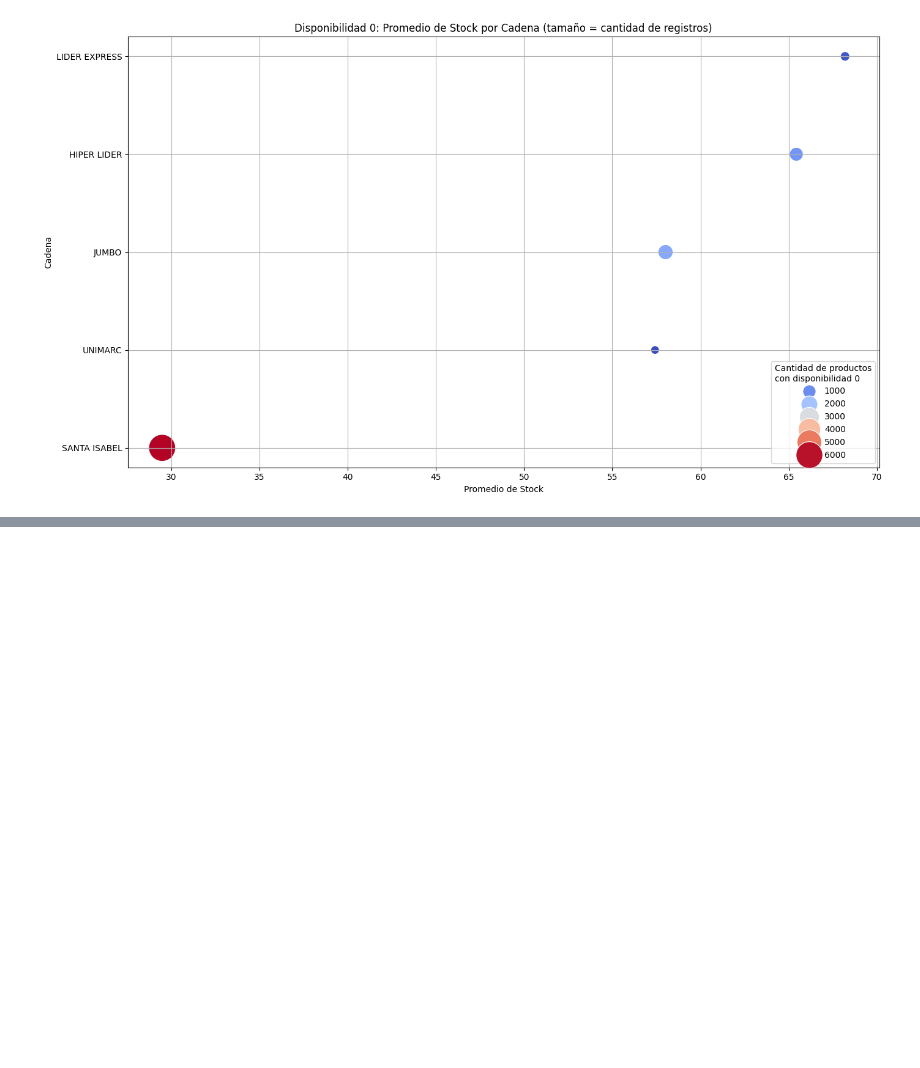
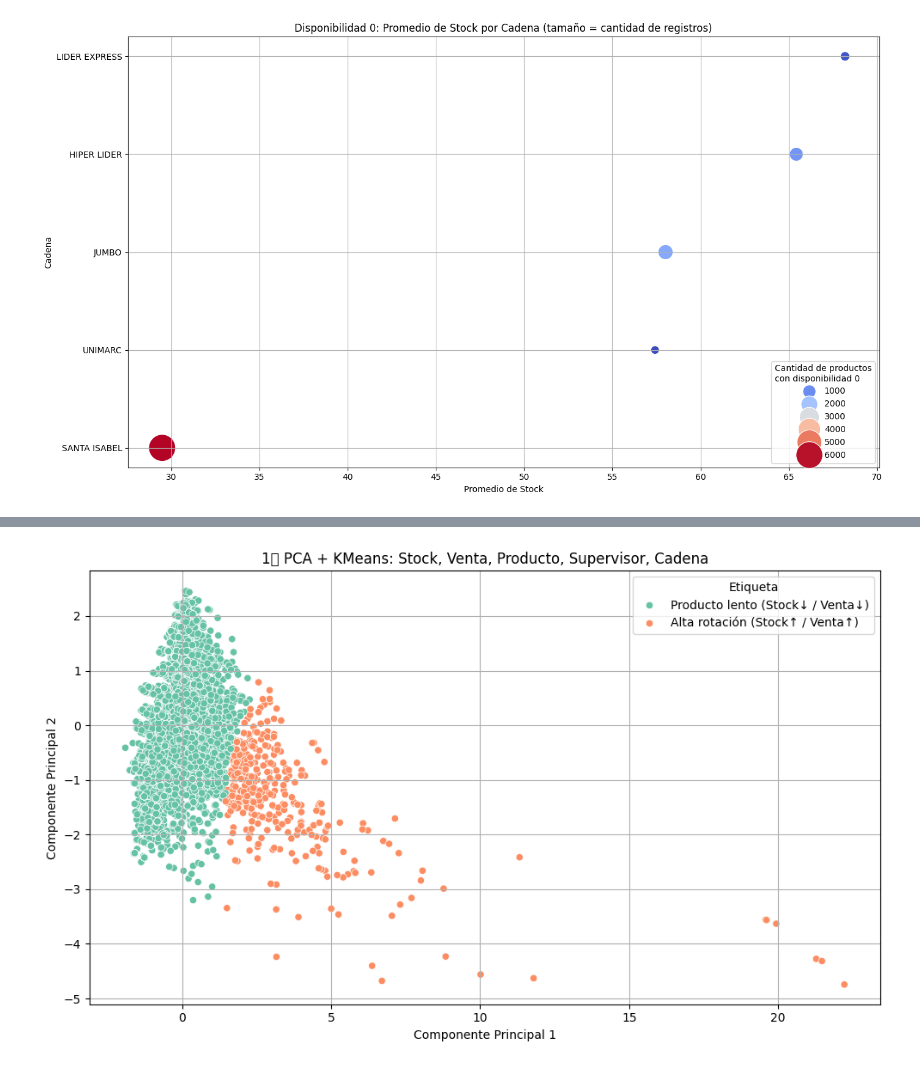
Before and after one commit to diegoBarriaevolet/Diagrama-de-Flujo-evolet, a Jupyter notebook: Proyecto_OSA.ipynb, the cells around one changed output, grey strips where cells are left out. Saved outputs shown, nothing was run; the diff lists cells and outputs as text; code cells hidden in the pictures; blank space fills up the shorter version.

```diff
--- a/Proyecto_OSA.ipynb
+++ b/Proyecto_OSA.ipynb
@@ -268 +306,91 @@ Saving data sciense cabritas.xlsx to data sciense cabritas.xlsx
 [figure]
+# %%
+# 📦 Librerías
+import pandas as pd
+from sklearn.preprocessing import LabelEncoder, StandardScaler
+from sklearn.decomposition import PCA
+from sklearn.cluster import KMeans
+import matplotlib.pyplot as plt
+import seaborn as sns
+from google.colab import files
+
+# 📥 Subir archivo
+uploaded = files.upload()
+df = pd.read_excel('data sciense cabritas.xlsx')  # cambia si tiene otro nombre
+
+# 🧩 Extraer nombre de cadena desde campo "Local"
+df['Cadena'] = df['Local'].str.extract(r'^(.*?) ')
+
+# 🧠 Función para etiquetar clúster
+def etiquetar_cluster(stock, venta, stock_avg, venta_avg):
+    if stock > stock_avg and venta > venta_avg:
+        return 'Alta rotación (Stock↑ / Venta↑)'
+    elif stock > stock_avg and venta < venta_avg:
+        return 'Sobrestock (Stock↑ / Venta↓)'
+    elif stock < stock_avg and venta > venta_avg:
+        return 'Riesgo de quiebre (Stock↓ / Venta↑)'
+    else:
+        return 'Producto lento (Stock↓ / Venta↓)'
+
+# ====================
+# 🔹 Análisis 1: Multivariable
+# ====================
+cols1 = ['Stock', 'Venta', 'Producto', 'Supervisor', 'Cadena']
+df1 = df[df['Disponibilidad'] == 0][cols1].dropna().copy()
+
+for col in ['Producto', 'Supervisor', 'Cadena']:
+    df1[col] = LabelEncoder().fit_transform(df1[col])
+
+X1 = StandardScaler().fit_transform(df1)
+X1_pca = PCA(n_components=2).fit_transform(X1)
+df1['Cluster'] = KMeans(n_clusters=3, random_state=42, n_init=10).fit_predict(X1_pca)
+
+# 🔍 Etiquetas para los grupos
+avg_stock1 = df1['Stock'].mean()
+avg_venta1 = df1['Venta'].mean()
+cluster_map1 = df1.groupby('Cluster')[['Stock', 'Venta']].mean().reset_index()
+labels1 = {
+    row['Cluster']: etiquetar_cluster(row['Stock'], row['Venta'], avg_stock1, avg_venta1)
+    for _, row in cluster_map1.iterrows()
+}
+df1['Etiqueta'] = df1['Cluster'].map(labels1)
+
+# 📈 Gráfico 1
+plt.figure(figsize=(10,6))
+sns.scatterplot(x=X1_pca[:, 0], y=X1_pca[:, 1], hue=df1['Etiqueta'], palette='Set2')
+plt.title('1️⃣ PCA + KMeans: Stock, Venta, Producto, Supervisor, Cadena')
+plt.xlabel('Componente Principal 1')
+plt.ylabel('Componente Principal 2')
+plt.grid(True)
+plt.tight_layout()
+plt.show()
+
+# ====================
+# 🔹 Análisis 2: Solo Stock y Venta
+# ====================
+cols2 = ['Stock', 'Venta']
+df2 = df[df['Disponibilidad'] == 0][cols2].dropna().copy()
+X2 = StandardScaler().fit_transform(df2)
+X2_pca = PCA(n_components=2).fit_transform(X2)
+df2['Cluster'] = KMeans(n_clusters=3, random_state=42, n_init=10).fit_predict(X2_pca)
+
+# 🔍 Etiquetas para los grupos
+avg_stock2 = df2['Stock'].mean()
+avg_venta2 = df2['Venta'].mean()
+cluster_map2 = df2.groupby('Cluster')[['Stock', 'Venta']].mean().reset_index()
+labels2 = {
+    row['Cluster']: etiquetar_cluster(row['Stock'], row['Venta'], avg_stock2, avg_venta2)
+    for _, row in cluster_map2.iterrows()
+}
+df2['Etiqueta'] = df2['Cluster'].map(labels2)
+
+# 📈 Gráfico 2
+plt.figure(figsize=(10,6))
+sns.scatterplot(x=X2_pca[:, 0], y=X2_pca[:, 1], hue=df2['Etiqueta'], palette='Set1')
+plt.title('2️⃣ PCA + KMeans: Solo Stock y Venta (Disponibilidad = 0)')
+plt.xlabel('Componente Principal 1')
+plt.ylabel('Componente Principal 2')
+plt.grid(True)
+plt.tight_layout()
+plt.show()
+# %% [output]
@@ -268,0 +399 @@ Saving data sciense cabritas.xlsx to data sciense cabritas.xlsx
+[figure, added]
```
Also changed, not shown: parts of 13 cells of this notebook.
